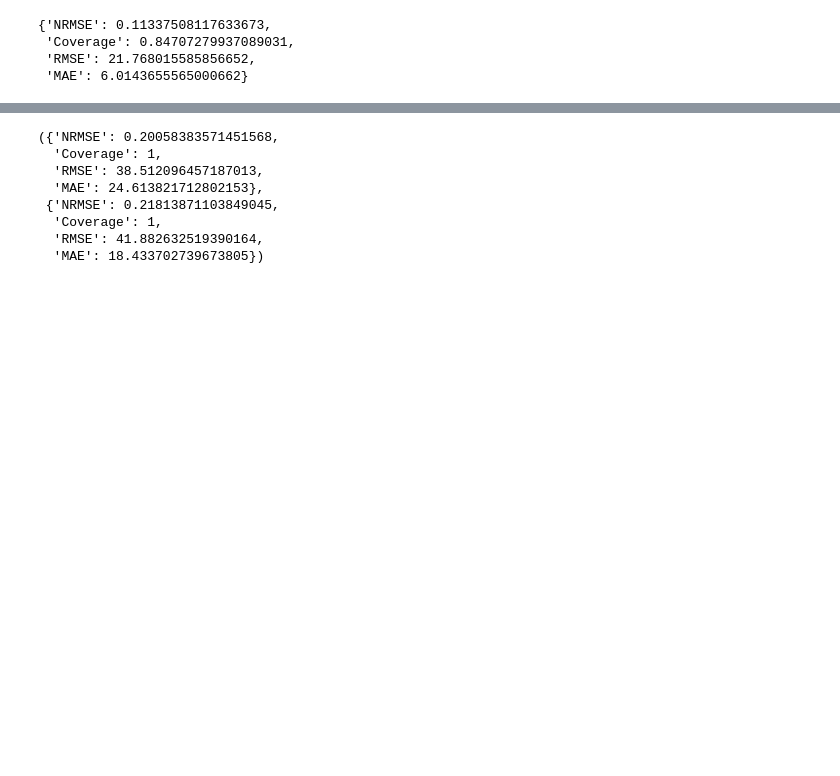
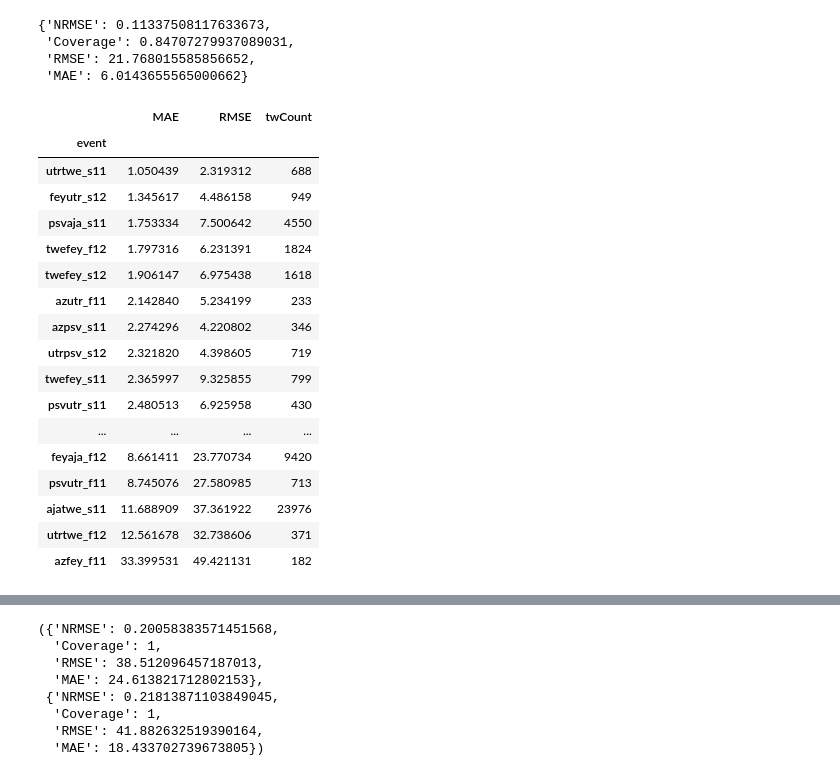
Before and after one commit to ahurriyetoglu/tte_estimation, a Jupyter notebook: WordTimeSeries.ipynb, the cells around one changed output, grey strips where cells are left out. Saved outputs shown, nothing was run; the diff lists cells and outputs as text; code cells hidden in the pictures; blank space fills up the shorter version.

```diff
--- a/WordTimeSeries.ipynb
+++ b/WordTimeSeries.ipynb
@@ -2981,3 +3026,25 @@ fm_resultsDict["Combination"]
  'Coverage': 0.84707279937089031,
  'RMSE': 21.768015585856652,
  'MAE': 6.0143655565000662}
+# %%
+IFeatsResPerEvent = tstResultDFT.groupby("event").apply(lambda g:pd.Series({"MAE":getMAE(g.time_to_eventhF,g.priorityALLEst),"RMSE":getRMSE(g.time_to_eventhF,g.priorityALLEst), "twCount":len(g)}))
+IFeatsResPerEvent.sort("MAE")
+# %% [output]
+|  | MAE | RMSE | twCount |
+| event |  |  |  |
+| utrtwe_s11 | 1.050439 | 2.319312 | 688 |
+| feyutr_s12 | 1.345617 | 4.486158 | 949 |
+| psvaja_s11 | 1.753334 | 7.500642 | 4550 |
+| twefey_f12 | 1.797316 | 6.231391 | 1824 |
+| twefey_s12 | 1.906147 | 6.975438 | 1618 |
+| azutr_f11 | 2.142840 | 5.234199 | 233 |
+| azpsv_s11 | 2.274296 | 4.220802 | 346 |
+| utrpsv_s12 | 2.321820 | 4.398605 | 719 |
+| twefey_s11 | 2.365997 | 9.325855 | 799 |
+| psvutr_s11 | 2.480513 | 6.925958 | 430 |
+| ... | ... | ... | ... |
+| feyaja_f12 | 8.661411 | 23.770734 | 9420 |
+| psvutr_f11 | 8.745076 | 27.580985 | 713 |
+| ajatwe_s11 | 11.688909 | 37.361922 | 23976 |
+| utrtwe_f12 | 12.561678 | 32.738606 | 371 |
+| azfey_f11 | 33.399531 | 49.421131 | 182 |
```
Also changed, not shown: parts of 36 cells of this notebook.
